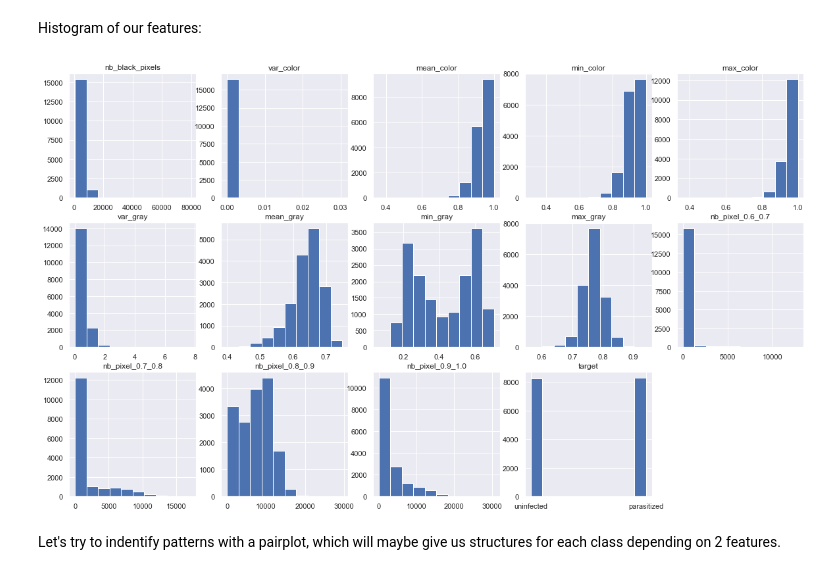
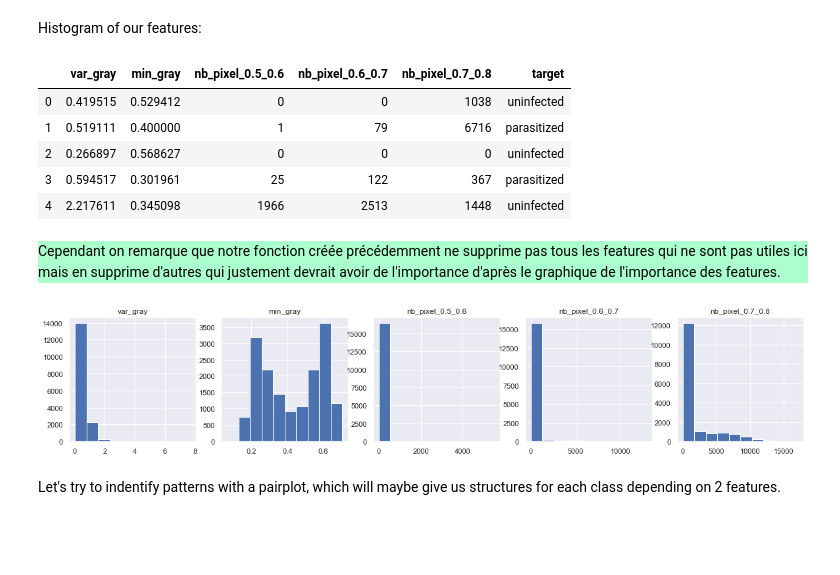
Before and after one commit to charlottetrupin/malaria, a Jupyter notebook: starting_kit/README_{preprocessing}.ipynb, the cells around one changed output. Drawn from its saved outputs; the diff is of its cells as text; code cells hidden in the pictures; blank space fills up the shorter version.

```diff
--- a/starting_kit/README_{preprocessing}.ipynb
+++ b/starting_kit/README_{preprocessing}.ipynb
@@ -191,17 +146,65 @@ Cependant on remarque que notre fonction créée précédemment ne supprime pas
 # %% [markdown]
 Histogram of our features:
+# %%
+# processing
+# On analyse les colonnes nb_pixel_i_j pour voir si elles sont à enlever ou pas
+
+def supprime_colonne_avec_codition(nom_colonne):
+    j = 0
+    for i in range(data.shape[0]):
+        if data[nom_colonne][i] == 0 :
+            j = j + 1
+    if j > 16000/2 :    #à modifier
+        return data.drop(columns=nom_colonne)
+    return data
+
+def supprime_colonne(nom_colonne):
+    return data.drop(columns=nom_colonne)
+
+data = supprime_colonne("nb_pixel_0.0_0.1")
+data = supprime_colonne("nb_pixel_0.1_0.2")
+data = supprime_colonne("nb_pixel_0.2_0.3")
+data = supprime_colonne("nb_pixel_0.3_0.4")
+data = supprime_colonne("nb_pixel_0.4_0.5")
+#data = supprime_colonne("nb_pixel_0.5_0.6")
+#Ca ne supprime plus à partir d'ici :
+#data = supprime_colonne("nb_pixel_0.6_0.7")
+#data = supprime_colonne("nb_pixel_0.7_0.8")
+data = supprime_colonne("nb_pixel_0.8_0.9")
+data = supprime_colonne("nb_pixel_0.9_1.0")
+data = supprime_colonne("max_gray")
+data = supprime_colonne("nb_black_pixels")
+data = supprime_colonne("mean_gray")
+data = supprime_colonne("min_color")
+data = supprime_colonne("max_color")
+data = supprime_colonne("mean_color")
+data = supprime_colonne("var_color")
+#on teste pour voir si ces colonnes sont importantes :
+
+
+data.head()
+# %% [output]
+|  | var_gray | min_gray | nb_pixel_0.5_0.6 | nb_pixel_0.6_0.7 | nb_pixel_0.7_0.8 | target |
+| 0 | 0.419515 | 0.529412 | 0 | 0 | 1038 | uninfected |
+| 1 | 0.519111 | 0.400000 | 1 | 79 | 6716 | parasitized |
+| 2 | 0.266897 | 0.568627 | 0 | 0 | 0 | uninfected |
+| 3 | 0.594517 | 0.301961 | 25 | 122 | 367 | parasitized |
+| 4 | 2.217611 | 0.345098 | 1966 | 2513 | 1448 | uninfected |
+# %% [markdown]
+<div style="background:#AAFFCC">
+Cependant on remarque que notre fonction créée précédemment ne supprime pas tous les features qui ne sont pas utiles ici mais en supprime d'autres qui justement devrait avoir de l'importance d'après le graphique de l'importance des features.
 # %%
 import matplotlib.pyplot as plt
 
 plt.figure(figsize=(20,16))
 
-for t in range(14):
+for t in range(5):
     plt.subplot(4,5,t+1)
     plt.hist(data[data.columns[t]])
     plt.title(data.columns[t])
     t+=1
 # %% [output]
-[figure, old version]
+[figure, new version]
 # %% [markdown]
 Let's try to indentify patterns with a pairplot, which will maybe give us structures for each class depending on 2 features.
 # %%
```
Also changed, not shown: parts of 16 cells of this notebook.
